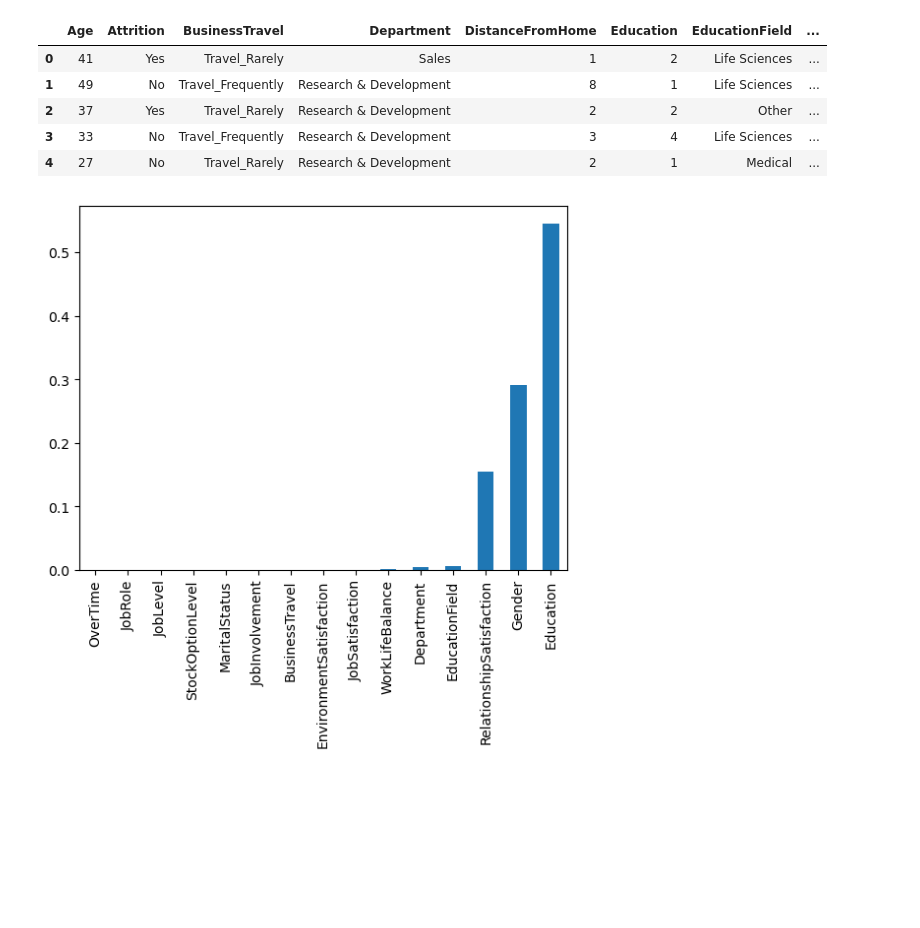
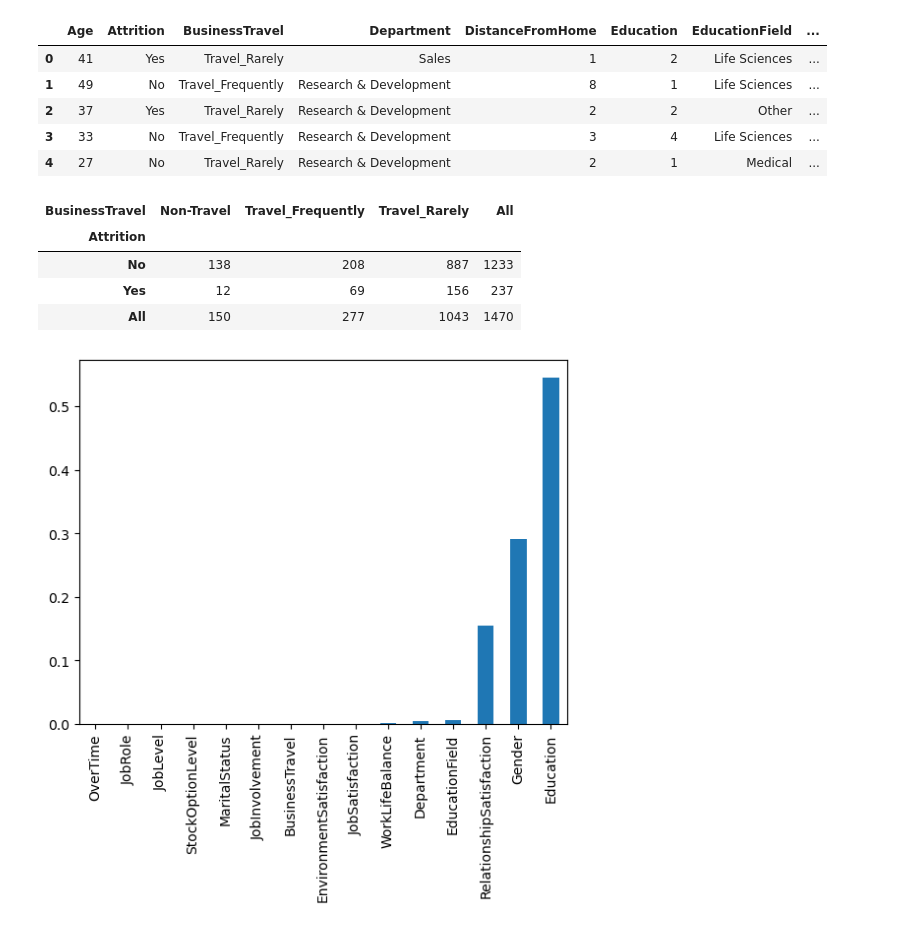
Before and after one commit to karthik4-4/Employee-attrition-prediction, a Jupyter notebook: Employee_attrition_prediction.ipynb, the cells around one changed output. Drawn from its saved outputs; the diff is of its cells as text; code cells hidden in the pictures; blank space fills up the shorter version.

```diff
--- a/Employee_attrition_prediction.ipynb
+++ b/Employee_attrition_prediction.ipynb
@@ -193,5 +205,17 @@ df.head()
 | 2 | 37 | Yes | Travel_Rarely | Research & Development | 2 | 2 | Other | ... |
 | 3 | 33 | No | Travel_Frequently | Research & Development | 3 | 4 | Life Sciences | ... |
 | 4 | 27 | No | Travel_Rarely | Research & Development | 2 | 1 | Medical | ... |
+# %%
+Categorical_cols = ['BusinessTravel','Department','Education','WorkLifeBalance','JobInvolvement','JobLevel','JobSatisfaction','RelationshipSatisfaction','StockOptionLevel','EnvironmentSatisfaction','EducationField','Gender','JobRole','MaritalStatus','OverTime']
+
+# for feature in Categorical_cols:
+observed_val = pd.crosstab(df['Attrition'],df['BusinessTravel'],margins=True)
+observed_val
+# %% [output]
+| BusinessTravel | Non-Travel | Travel_Frequently | Travel_Rarely | All |
+| Attrition |  |  |  |  |
+| No | 138 | 208 | 887 | 1233 |
+| Yes | 12 | 69 | 156 | 237 |
+| All | 150 | 277 | 1043 | 1470 |
 # %%
 # lets calculate how strongly these categorical features are associated with target feature.
```
Also changed, not shown: parts of 20 cells of this notebook.
